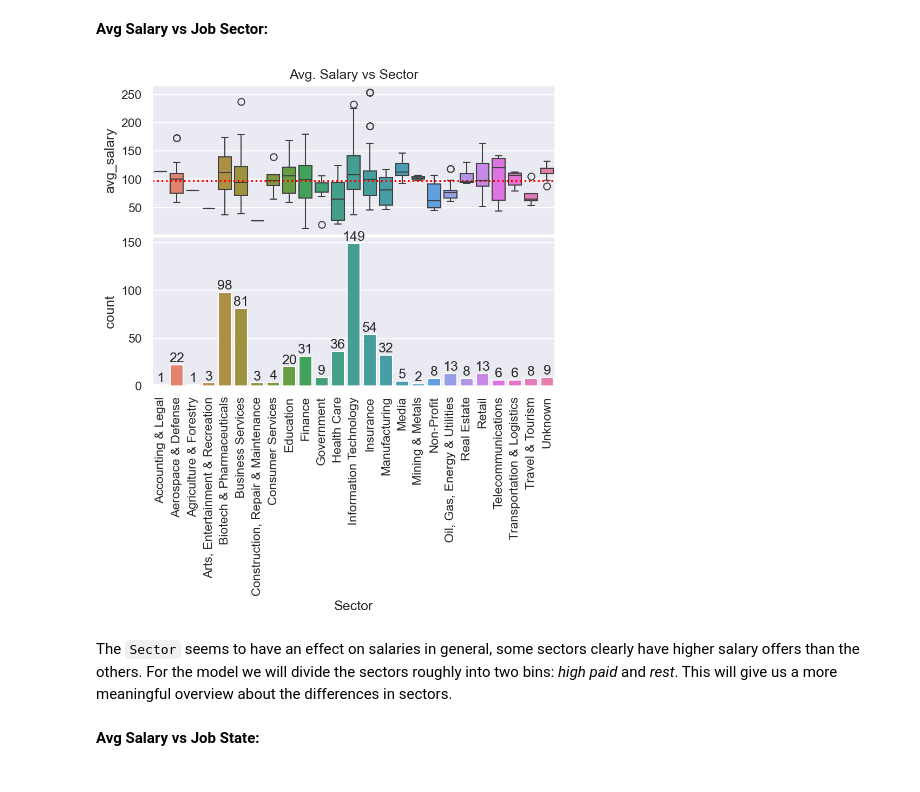
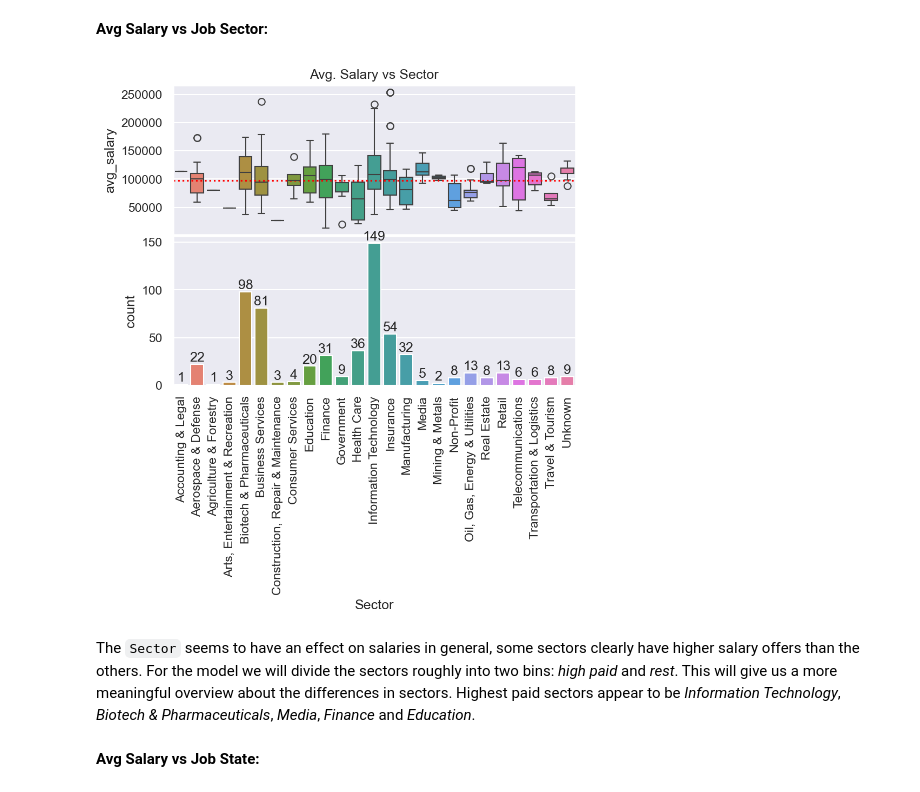
Before and after one commit to ericbanzuzi/ID2221-project, a Jupyter notebook: ds_salary_study.ipynb, the cells around one changed output. Cells and saved outputs as stored; diff of their text form; code cells hidden in the pictures.

Commit message:
Add comments on plots and standardize the scales

```diff
--- a/ds_salary_study.ipynb
+++ b/ds_salary_study.ipynb
@@ -653,6 +653,7 @@ It is visible that having Python, AWS and Spark knowwledge increase the salries
 fig, axs = plt.subplots(nrows=2)
 
 plot_data = train_df.select(['Sector', 'avg_salary']).toPandas()
+plot_data['avg_salary'] = plot_data['avg_salary'] * 1000
 sns.boxplot(
     x='Sector',
     y='avg_salary',
@@ -665,36 +666,36 @@ sns.boxplot(
 sns.countplot(
     x='Sector',
     data=plot_data.sort_values('Sector'),
     ax=axs[1],
     hue='Sector',
     legend=False
 )
 
 # Draw median price
 axs[0].axhline(
     y=plot_data['avg_salary'].median(),
     color='red',
     linestyle='dotted'
 )
 
 # Label the bars with counts
 for patch in axs[1].patches:
     x = patch.get_bbox().get_points()[:, 0]
     y = patch.get_bbox().get_points()[1, 1]
     axs[1].annotate(f'{int(y)}', (x.mean(), y), ha='center', va='bottom')
 
 # Format x-axes
 axs[1].set_xticklabels(axs[1].xaxis.get_majorticklabels(), rotation=90)
 axs[0].xaxis.set_visible(False)
 
 # Narrow the gap between the plots
 plt.subplots_adjust(hspace=0.01)
 axs[0].set_title('Avg. Salary vs Sector')
 plt.show()
 # %% [output]
-[figure, old version]
+[figure, new version]
 # %% [markdown]
-The `Sector` seems to have an effect on salaries in general, some sectors clearly have higher salary offers than the others. For the model we will divide the sectors roughly into two bins: *high paid* and *rest*. This will give us a more meaningful overview about the differences in sectors.
+The `Sector` seems to have an effect on salaries in general, some sectors clearly have higher salary offers than the others. For the model we will divide the sectors roughly into two bins: *high paid* and *rest*. This will give us a more meaningful overview about the differences in sectors. Highest paid sectors appear to be *Information Technology*, *Biotech & Pharmaceuticals*, *Media*, *Finance* and *Education*.
 # %% [markdown]
 **Avg Salary vs Job State:**
 # %%
```
Also changed, not shown: parts of 25 cells of this notebook.
